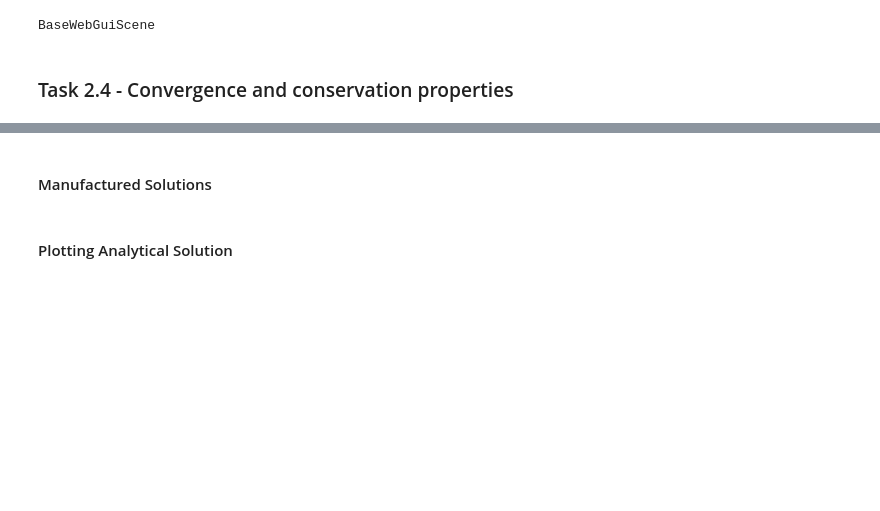
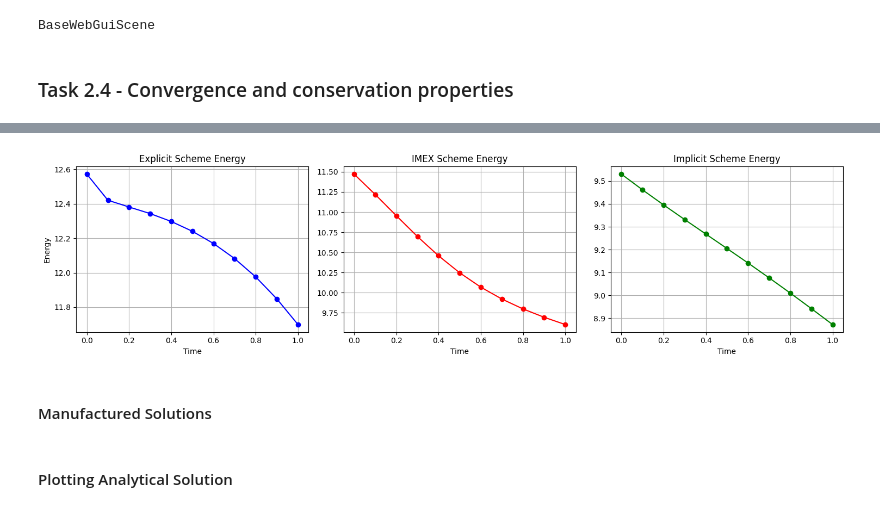
Before and after one commit to sannejamila/FEM_Project2, a Jupyter notebook: Project2.ipynb, the cells around one changed output, grey strips where cells are left out. Drawn from its saved outputs; the diff is of its cells as text; code cells hidden in the pictures; blank space fills up the shorter version.

```diff
--- a/Project2.ipynb
+++ b/Project2.ipynb
@@ -425,3 +467,29 @@ BaseWebGuiScene
+# %%
+fig, axs = plt.subplots(1, 3, figsize=(15, 4))
+
+#Explicit Scheme Energy
+axs[0].plot(time, Explicit_energy, marker='o', color='b', label='Explicit Scheme')
+axs[0].set_title("Explicit Scheme Energy")
+axs[0].set_xlabel("Time")
+axs[0].set_ylabel("Energy")
+axs[0].grid()
+
+#IMEX Scheme Energy
+axs[1].plot(time, IMEX_energy, marker='o', color='r', label='IMEX Scheme')
+axs[1].set_title("IMEX Scheme Energy")
+axs[1].set_xlabel("Time")
+axs[1].grid()
+
+#Implicit Scheme Energy
+axs[2].plot(time, Implicit_energy, marker='o', color='g', label='Implicit Scheme')
+axs[2].set_title("Implicit Scheme Energy")
+axs[2].set_xlabel("Time")
+axs[2].grid()
+
+plt.tight_layout()
+plt.show()
+# %% [output]
+[figure, added]
 # %% [markdown]
 #### Manufactured Solutions
 # %%
```
Also changed, not shown: parts of 18 cells of this notebook.
